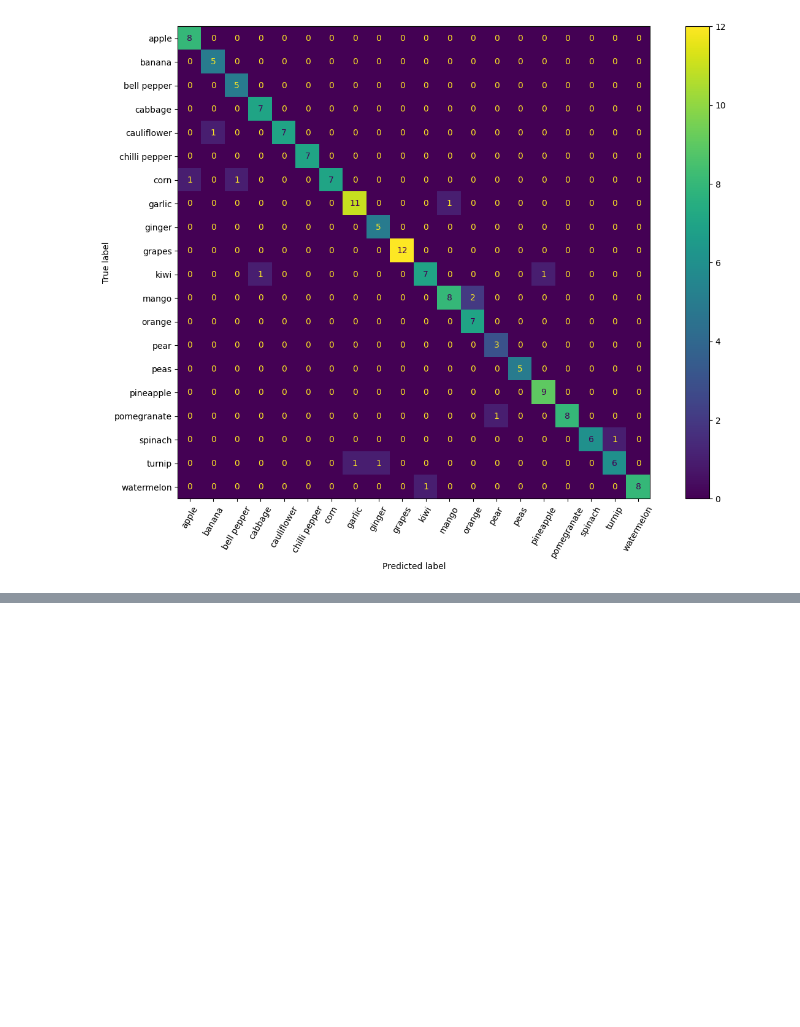
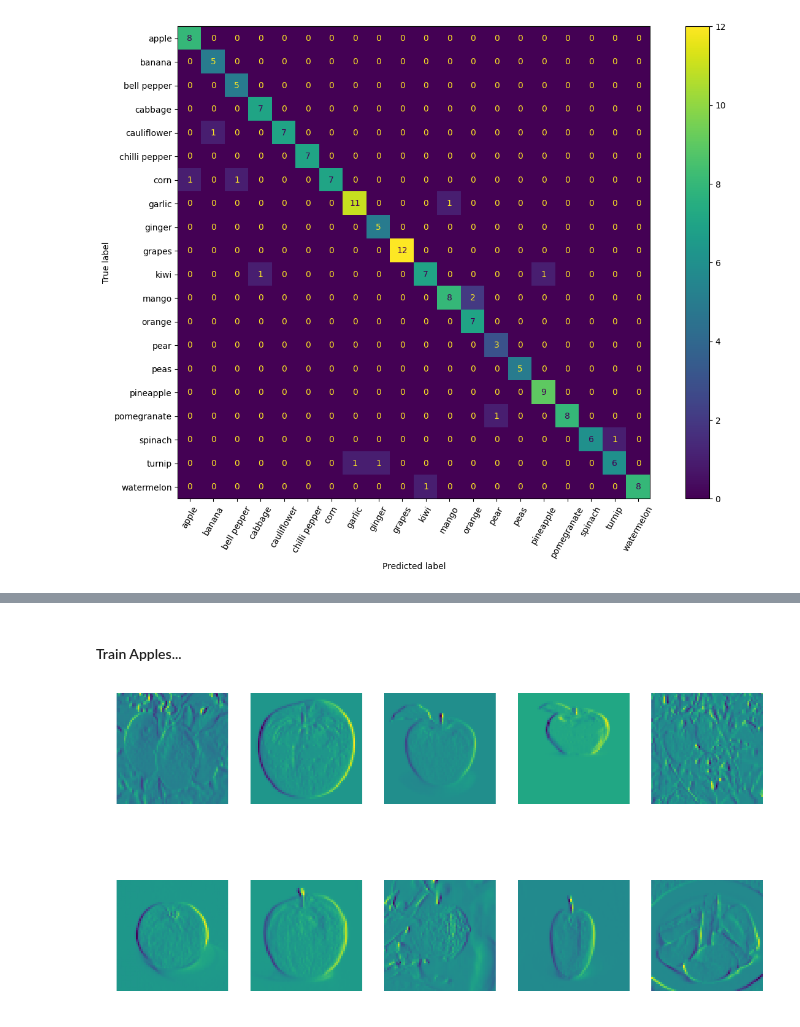
Before and after one commit to vrvenkatesh/w281-summer-2023-project-computer-vision, a Jupyter notebook: logistic_regression_Sobel_X_features.ipynb, the cells around one changed output, grey strips where cells are left out. Drawn from its saved outputs; the diff is of its cells as text; code cells hidden in the pictures; blank space fills up the shorter version.

```diff
--- a/logistic_regression_Sobel_X_features.ipynb
+++ b/logistic_regression_Sobel_X_features.ipynb
@@ -343,0 +388,11 @@ ConfusionMatrixDisplay.from_predictions(validation_sobelx['label'], y_pred, xtic
+# %% [markdown]
+#### Train Apples...
+# %%
+apple_index = []
+for i,j in enumerate(train_sobelx['label'].tolist()):
+  if j == 'apple':
+    apple_index.append(i)
+
+plot_sample(apple_index)
+# %% [output]
+[figure, added]
```
Also changed, not shown: parts of 9 cells of this notebook.
